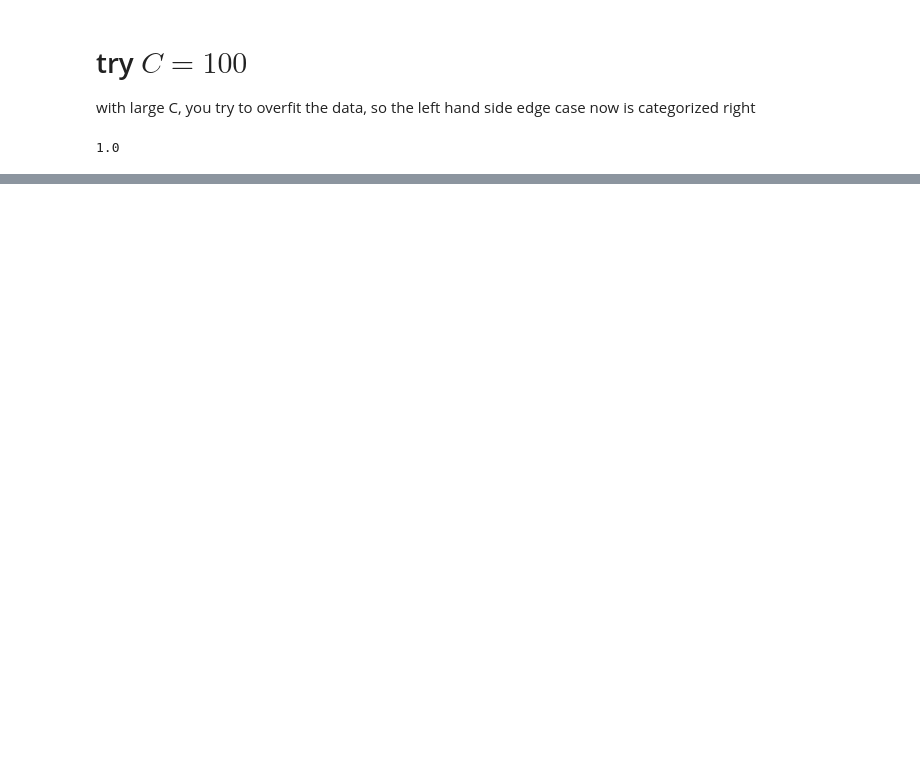
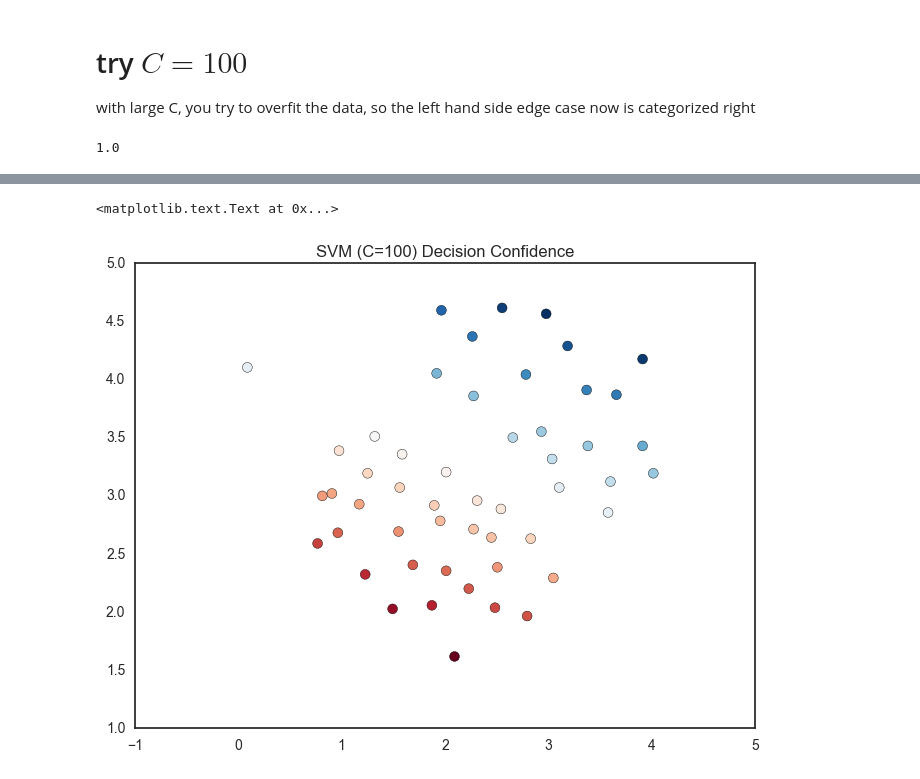
Before and after one commit to lukaemon/Coursera-ML-AndrewNg, a Jupyter notebook: machine-learning-ex6/1- linear SVM.ipynb, the cells around one changed output, grey strips where cells are left out. Cells and saved outputs as stored; diff of their text form; code cells hidden in the pictures; blank space fills up the shorter version.

```diff
--- a/machine-learning-ex6/1- linear SVM.ipynb
+++ b/machine-learning-ex6/1- linear SVM.ipynb
@@ -72,0 +66,7 @@ altair.Chart(data).mark_circle(size=100).encode(
+# %%
+fig, ax = plt.subplots(figsize=(8,6))
+ax.scatter(data['X1'], data['X2'], s=50, c=data['SVM100 Confidence'], cmap='RdBu')
+ax.set_title('SVM (C=100) Decision Confidence')
+# %% [output]
+<matplotlib.text.Text at 0x...>
+[figure, added]
```
Also changed, not shown: parts of 8 cells of this notebook, 12 other files.
